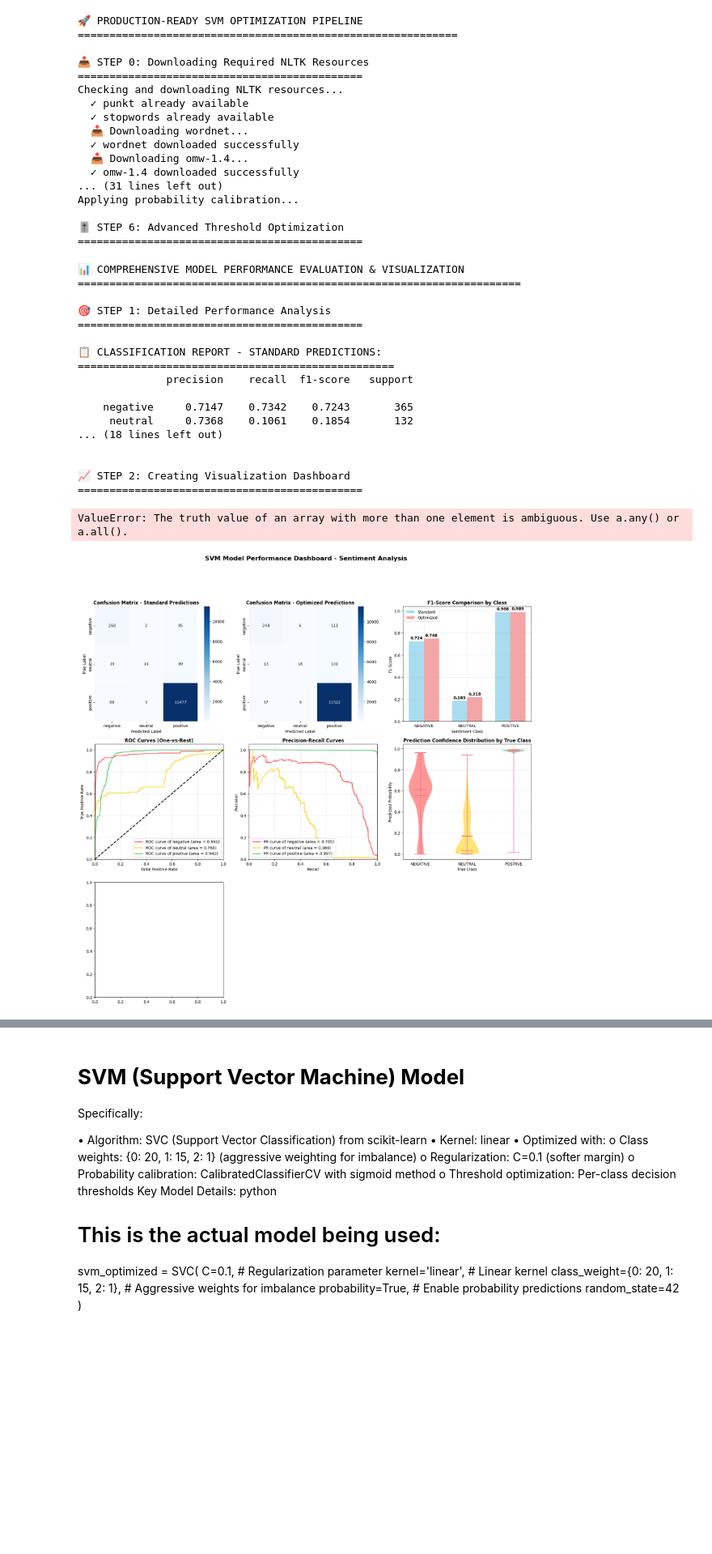
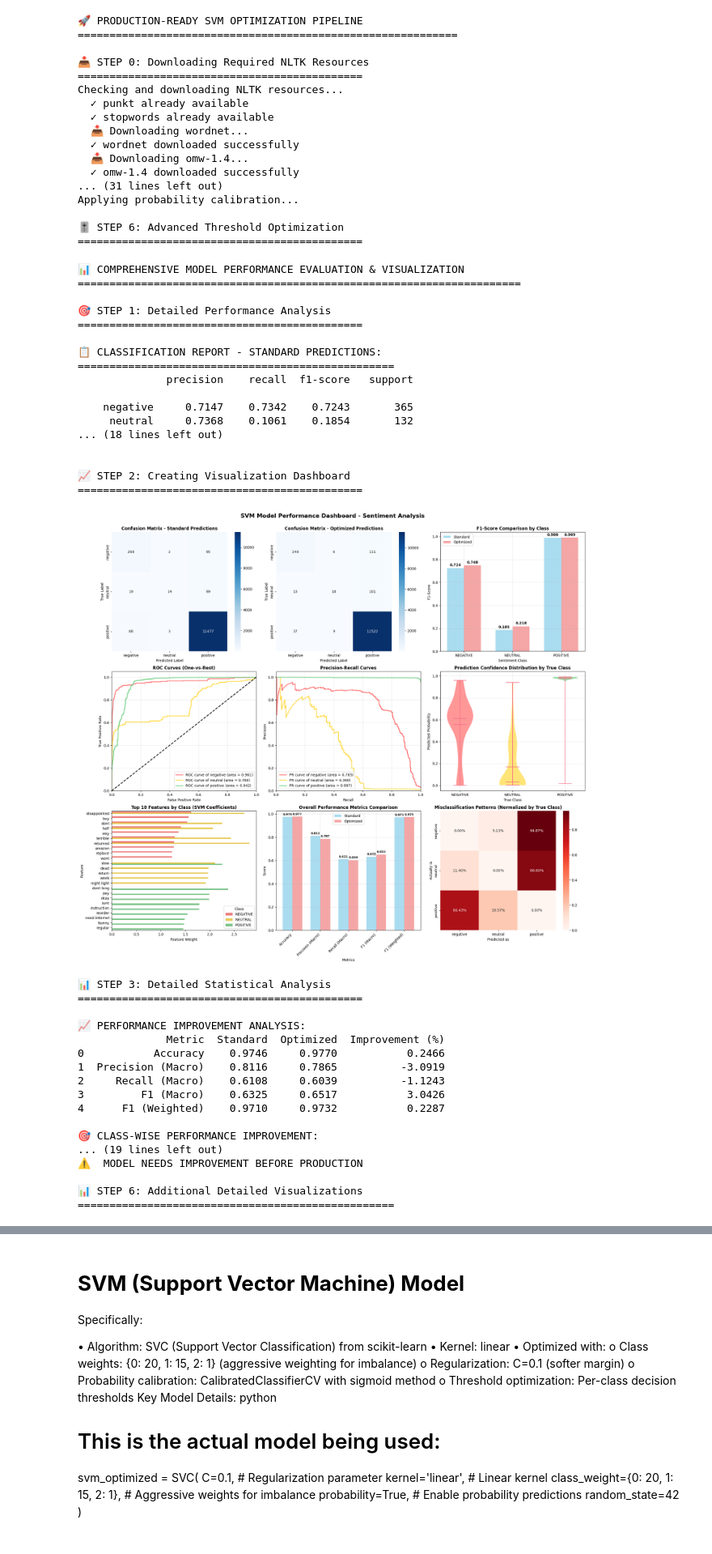
Before and after one commit to s11khushboo/robot-adviser, a Jupyter notebook: M1_new_data_Sentiment_Classifier.ipynb, the cells around one changed output, grey strips where cells are left out. Shown at 81% size. Saved outputs shown, nothing was run; the diff lists cells and outputs as text; code cells hidden in the pictures; blank space fills up the shorter version.

```diff
--- a/M1_new_data_Sentiment_Classifier.ipynb
+++ b/M1_new_data_Sentiment_Classifier.ipynb
@@ -1755,9 +1757,9 @@ y_test_bin = label_binarize(y_test, classes=[0, 1, 2])
 n_classes = y_test_bin.shape[1]
 
 # Compute ROC curve and ROC area for each class
-fpr = dict()
-tpr = dict()
-roc_auc = dict()
+fpr = {}
+tpr = {}
+roc_auc = {}
 
 for i in range(n_classes):
     fpr[i], tpr[i], _ = roc_curve(y_test_bin[:, i], y_proba[:, i])
@@ -1779,9 +1781,9 @@ ax4.grid(True, alpha=0.3)
 
 # Plot 4: Precision-Recall Curves
 ax5 = plt.subplot(3, 3, 5)
-precision = dict()
-recall = dict()
-pr_auc = dict()
+precision = {}
+recall = {}
+pr_auc = {}
 
 for i in range(n_classes):
     precision[i], recall[i], _ = precision_recall_curve(y_test_bin[:, i], y_proba[:, i])
@@ -1844,10 +1846,16 @@ if hasattr(base_estimator, 'coef_'):
     top_features_data = []
 
     for class_idx, class_name in enumerate(le.classes_):
-        coef = base_estimator.coef_[class_idx]
+        coef_row = base_estimator.coef_[class_idx]
+        # Convert possibly sparse row to dense 1D numpy array
+        if hasattr(coef_row, "toarray"):
+            coef = coef_row.toarray().ravel()
+        else:
+            coef = np.asarray(coef_row).ravel()
+
         top_indices = np.argsort(coef)[-top_n:][::-1]
         top_features = [feature_names[i] for i in top_indices]
-        top_weights = [coef[i] for i in top_indices]
+        top_weights = [float(coef[i]) for i in top_indices]
 
         for feature, weight in zip(top_features, top_weights):
             top_features_data.append({
@@ -1859,7 +1867,14 @@ if hasattr(base_estimator, 'coef_'):
     top_features_df = pd.DataFrame(top_features_data)
 
     # Create horizontal bar plot
-    sns.barplot(data=top_features_df, x='Weight', y='Feature', hue='Class', ax=ax7, palette=class_colors)
+    sns.barplot(
+        data=top_features_df,
+        x='Weight',
+        y='Feature',
+        hue='Class',
+        ax=ax7,
+        palette=class_colors
+    )
     ax7.set_title(f'Top {top_n} Features by Class (SVM Coefficients)', fontweight='bold')
     ax7.set_xlabel('Feature Weight')
     ax7.legend(title='Class')
@@ -1939,7 +1954,7 @@ plt.show()
 print("\n📊 STEP 3: Detailed Statistical Analysis")
 print("=" * 45)
 
-# Calculate improvement percentages
+# Calculate improvement percentages (using metrics_df)
 improvement_data = []
 for metric in ['Accuracy', 'Precision (Macro)', 'Recall (Macro)', 'F1 (Macro)', 'F1 (Weighted)']:
     std_val = metrics_df[metrics_df['Metric'] == metric]['Standard'].values[0]
@@ -1958,10 +1973,10 @@ print(improvement_df.round(4))
 
 # Class-wise improvement analysis
 print("\n🎯 CLASS-WISE PERFORMANCE IMPROVEMENT:")
-class_improvement = []
 std_f1_per_class = f1_score(y_test, y_pred_standard, average=None)
 opt_f1_per_class = f1_score(y_test, y_pred_optimized, average=None)
 
+class_improvement = []
 for i, class_name in enumerate(le.classes_):
     std_f1 = std_f1_per_class[i]
     opt_f1 = opt_f1_per_class[i]
@@ -2001,6 +2016,12 @@ print(f"Confidence Difference: {np.mean(confidence_correct) - np.mean(confidence
 print("\n🔍 STEP 5: Production Readiness Assessment")
 print("=" * 45)
 
+# Aggregate performance numbers for readiness checks & summary
+f1_macro_standard = f1_score(y_test, y_pred_standard, average='macro')
+f1_macro_optimized = f1_score(y_test, y_pred_optimized, average='macro')
+f1_weighted_standard = f1_score(y_test, y_pred_standard, average='weighted')
+f1_weighted_optimized = f1_score(y_test, y_pred_optimized, average='weighted')
+
 # Define performance thresholds
 performance_thresholds = {
     'f1_macro': 0.70,
@@ -2009,8 +2030,8 @@ performance_thresholds = {
 }
 
 current_performance = {
-    'f1_macro': metrics['optimized']['f1_macro'],
-    'f1_minority_class': min(metrics['optimized']['f1_per_class']),
+    'f1_macro': f1_macro_optimized,
+    'f1_minority_class': float(np.min(opt_f1_per_class)),
     'confidence_gap': np.mean(confidence_correct) - np.mean(confidence_incorrect)
 }
 
@@ -2095,16 +2116,15 @@ print("🎯 MODEL EVALUATION COMPLETE - KEY INSIGHTS")
 print("="*70)
 
 print(f"\n📊 OVERALL PERFORMANCE SUMMARY:")
-print(f"   F1 Macro (Optimized):     {metrics['optimized']['f1_macro']:.4f}")
-print(f"   F1 Weighted:              {metrics['optimized']['f1_weighted']:.4f}")
-print(f"   Best Performing Class:    {le.classes_[np.argmax(metrics['optimized']['f1_per_class'])].upper()}")
-print(f"   Worst Performing Class:   {le.classes_[np.argmin(metrics['optimized']['f1_per_class'])].upper()}")
+print(f"   F1 Macro (Optimized):     {f1_macro_optimized:.4f}")
+print(f"   F1 Weighted:              {f1_weighted_optimized:.4f}")
+print(f"   Best Performing Class:    {le.classes_[np.argmax(opt_f1_per_class)].upper()}")
+print(f"   Worst Performing Class:   {le.classes_[np.argmin(opt_f1_per_class)].upper()}")
 
 print(f"\n🚀 OPTIMIZATION IMPACT:")
 overall_improvement = (
-    (metrics['optimized']['f1_macro'] - metrics['standard']['f1_macro']) /
-    metrics['standard']['f1_macro']
-) * 100
+    (f1_macro_optimized - f1_macro_standard) / f1_macro_standard
+) * 100 if f1_macro_standard > 0 else 0.0
 print(f"   Overall F1 Macro Improvement: {overall_improvement:+.2f}%")
 
 print(f"\n💡 RECOMMENDATIONS:")
@@ -2112,32 +2132,48 @@ if current_performance['f1_minority_class'] < 0.5:
     print("   • Focus on improving minority class performance")
     print("   • Consider collecting more minority class data")
     print("   • Try advanced sampling techniques (SMOTE)")
 else:
     print("   • Model shows good balance across classes")
 
 if current_performance['confidence_gap'] < 0.1:
     print("   • Consider improving confidence calibration")
 else:
     print("   • Good confidence separation between correct/incorrect predictions")
 
 print(f"\n✅ EVALUATION COMPLETED SUCCESSFULLY!")
 # %% [output]
 📊 COMPREHENSIVE MODEL PERFORMANCE EVALUATION & VISUALIZATION
 ======================================================================
 
 🎯 STEP 1: Detailed Performance Analysis
 =============================================
 
 📋 CLASSIFICATION REPORT - STANDARD PREDICTIONS:
 ==================================================
               precision    recall  f1-score   support
 
     negative     0.7147    0.7342    0.7243       365
      neutral     0.7368    0.1061    0.1854       132
 ... (18 lines left out)
 
 
 📈 STEP 2: Creating Visualization Dashboard
 =============================================
+[figure, new version]
-ValueError: The truth value of an array with more than one element is ambiguous. Use a.any() or a.all().
+📊 STEP 3: Detailed Statistical Analysis
+=============================================
+
+📈 PERFORMANCE IMPROVEMENT ANALYSIS:
+              Metric  Standard  Optimized  Improvement (%)
+0           Accuracy    0.9746     0.9770           0.2466
+1  Precision (Macro)    0.8116     0.7865          -3.0919
+2     Recall (Macro)    0.6108     0.6039          -1.1243
+3         F1 (Macro)    0.6325     0.6517           3.0426
+4      F1 (Weighted)    0.9710     0.9732           0.2287
+
+🎯 CLASS-WISE PERFORMANCE IMPROVEMENT:
+... (19 lines left out)
+⚠️  MODEL NEEDS IMPROVEMENT BEFORE PRODUCTION
+
+📊 STEP 6: Additional Detailed Visualizations
+==================================================
-[figure, old version]
```
Also changed, not shown: parts of 8 cells of this notebook.
